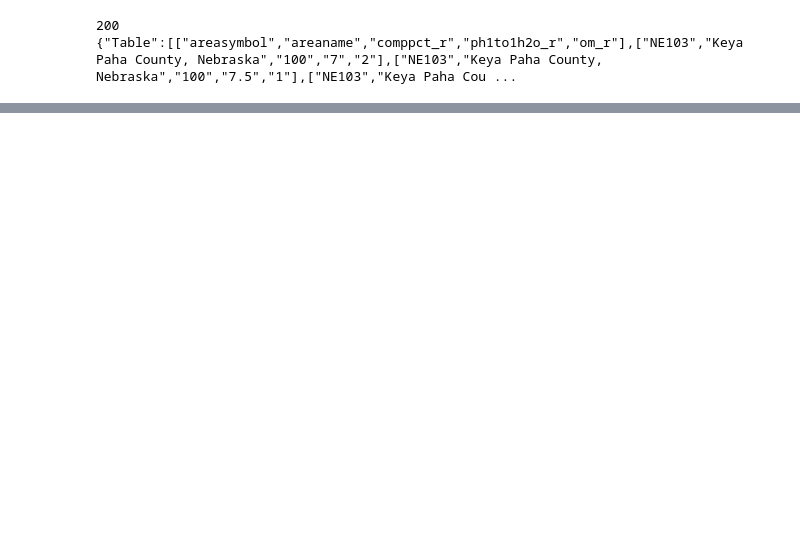
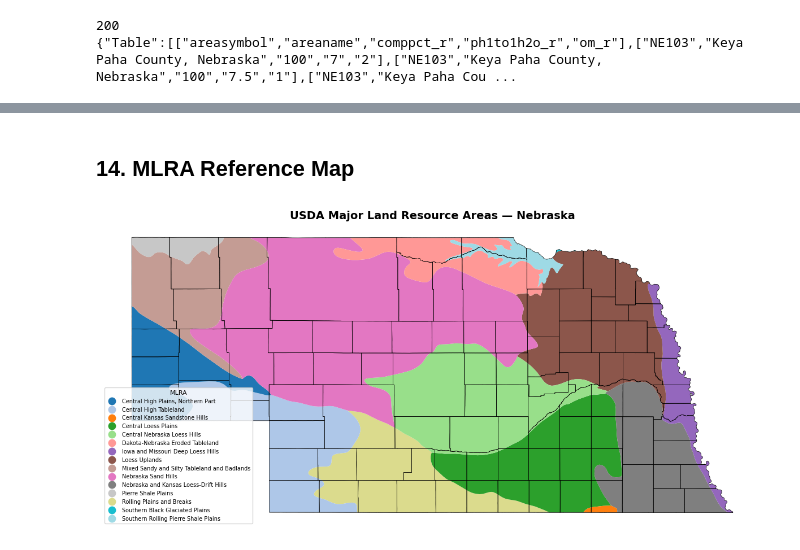
Before and after one commit to kpkrumm/nebraska-soil-analysis, a Jupyter notebook: nebraska-soil-analysis.ipynb, the cells around one changed output, grey strips where cells are left out. Saved outputs shown, nothing was run; the diff lists cells and outputs as text; code cells hidden in the pictures; blank space fills up the shorter version.

```diff
--- a/nebraska-soil-analysis.ipynb
+++ b/nebraska-soil-analysis.ipynb
@@ -618,0 +357,9 @@ plt.show()
+# %%
+# Dissolve Nebraska counties into a single state boundary
+nebraska_boundary = nebraska.dissolve().to_crs('EPSG:4326')
+
+# Clip MLRAs to Nebraska
+mlra_ne = gpd.clip(mlra, nebraska_boundary)
+
+print(f"{len(mlra_ne)} MLRAs intersecting Nebraska")
+print(mlra_ne['MLRA_NAME'].unique())
@@ -618,0 +385,27 @@ plt.show()
+# %% [markdown]
+## 14. MLRA Reference Map
+# %%
+fig, ax = plt.subplots(figsize=(12, 6))
+
+mlra_ne.plot(
+    column='MLRA_NAME',
+    ax=ax,
+    cmap='tab20',
+    edgecolor='none',
+    legend=True,
+    legend_kwds={'loc': 'lower left', 'fontsize': 7, 'title': 'MLRA', 'title_fontsize': 8}
+)
+
+nebraska.to_crs('EPSG:4326').plot(
+    ax=ax,
+    facecolor='none',
+    edgecolor='black',
+    linewidth=0.5
+)
+
+ax.set_title('USDA Major Land Resource Areas — Nebraska', fontsize=14, fontweight='bold')
+ax.set_axis_off()
+plt.tight_layout()
+plt.show()
+# %% [output]
+[figure, added]
```
Also changed, not shown: parts of 59 cells of this notebook, 5 other files.
